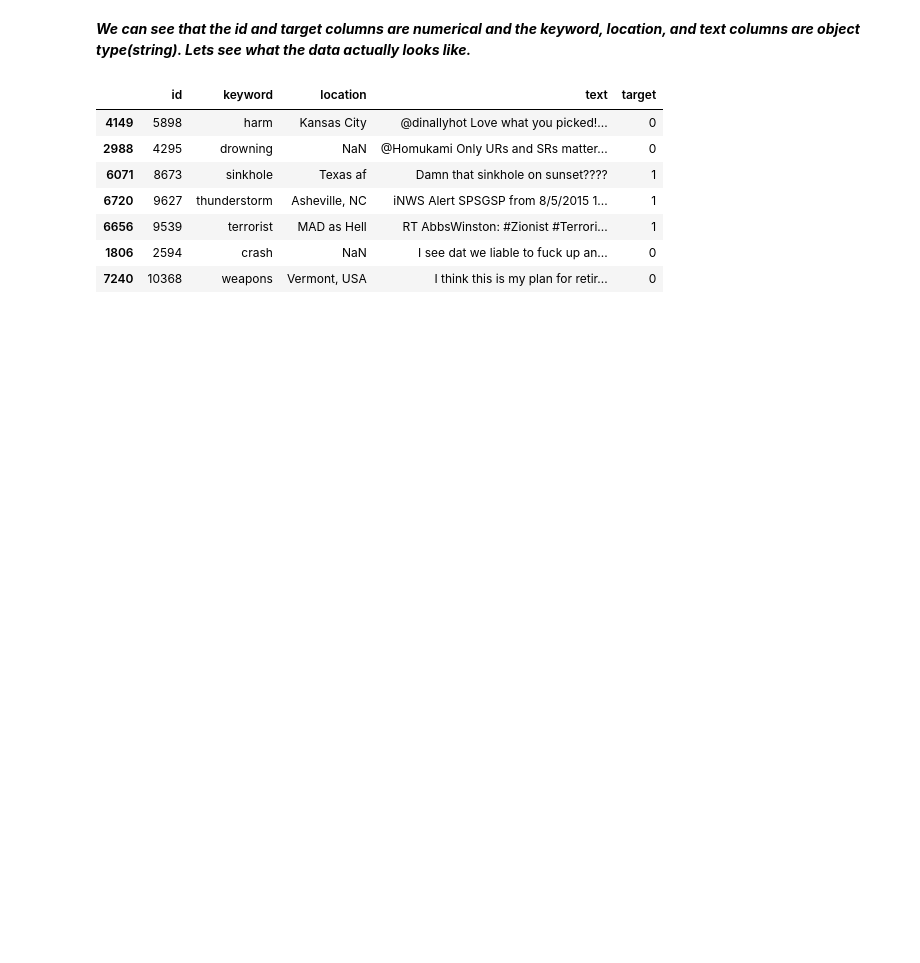
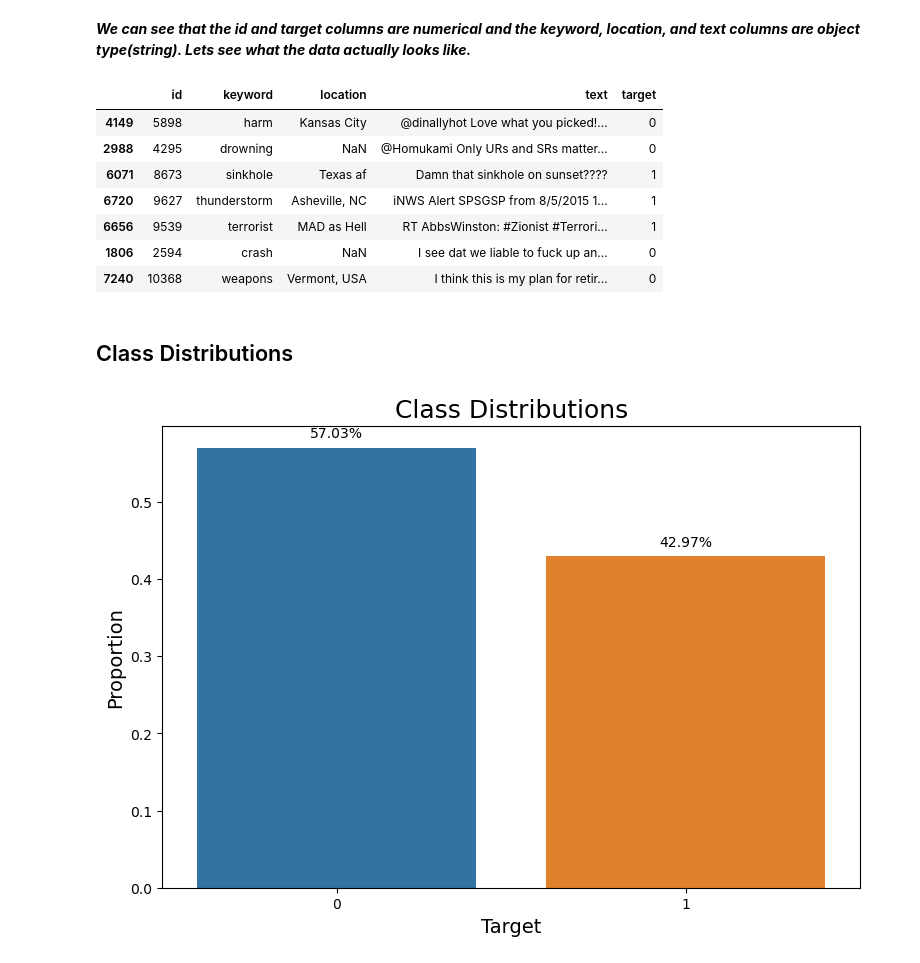
Before and after one commit to kristopher-smith/RNN_Disaster-Tweets, a Jupyter notebook: rnn-for-disaster-tweet-classification.ipynb, the cells around one changed output. Drawn from its saved outputs; the diff is of its cells as text; code cells hidden in the pictures; blank space fills up the shorter version.

```diff
--- a/rnn-for-disaster-tweet-classification.ipynb
+++ b/rnn-for-disaster-tweet-classification.ipynb
@@ -166,3 +166,27 @@ df_train.sample(7, random_state=SEED)
 | 6656 | 9539 | terrorist | MAD as Hell | RT AbbsWinston: #Zionist #Terrori... | 1 |
 | 1806 | 2594 | crash | NaN | I see dat we liable to fuck up an... | 0 |
 | 7240 | 10368 | weapons | Vermont, USA | I think this is my plan for retir... | 0 |
+# %% [markdown]
+## Class Distributions
+# %%
+# Calculate the proportions
+target_counts = df_train['target'].value_counts(normalize=True).reset_index()
+
+plt.figure(figsize=(9,6))
+ax = sns.barplot(data=target_counts, x='index', y='target')
+
+# Add the annotations
+for p in ax.patches:
+    ax.annotate('{:.2%}'.format(p.get_height()),
+                (p.get_x() + p.get_width() / 2., p.get_height()),
+                ha='center',
+                va='center',
+                xytext=(0, 10),
+                textcoords='offset points')
+
+plt.title('Class Distributions', fontsize=18)
+plt.xlabel('Target', fontsize=14)
+plt.ylabel('Proportion', fontsize=14)
+plt.show()
+# %% [output]
+[figure, added]
```
Also changed, not shown: parts of 2 cells of this notebook.
